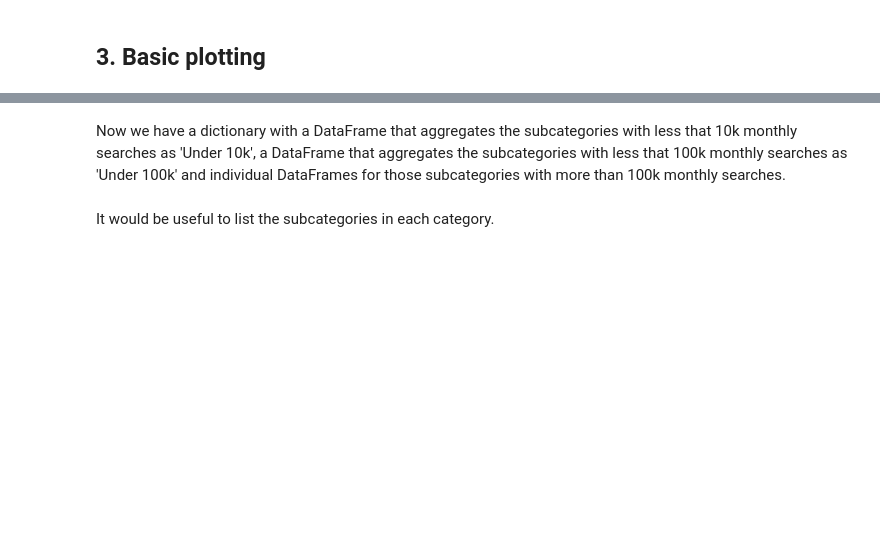
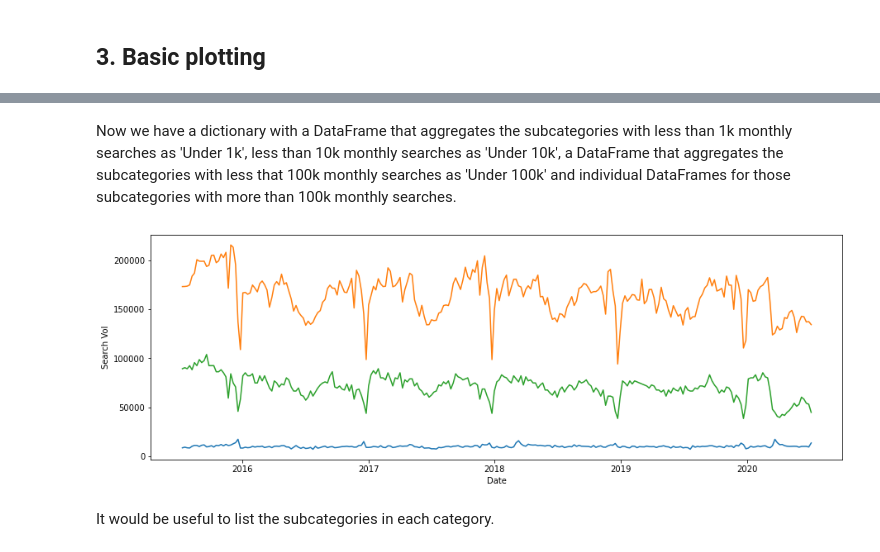
Before and after one commit to pepenunez/product-analytics, a Jupyter notebook: data-analysis.ipynb, the cells around one changed output, grey strips where cells are left out. Drawn from its saved outputs; the diff is of its cells as text; code cells hidden in the pictures; blank space fills up the shorter version.

```diff
--- a/data-analysis.ipynb
+++ b/data-analysis.ipynb
@@ -77,25 +88,34 @@ Resume and Invoice sub-categories have much more search vol than the rest. For t
 # %%
 # Same plot with subcategories with less than 10.000 monthly searches on average
-sub_dic_gp = {'Under 10k': pd.DataFrame(columns=['Date', 'Search Vol']),
-              'Under 100k': pd.DataFrame(columns=['Date', 'Search Vol'])}
+trends_gp = {'Under 1k': pd.DataFrame(columns=['Date', 'Search Vol']),
+             'Under 10k': pd.DataFrame(columns=['Date', 'Search Vol']),
+             'Under 100k': pd.DataFrame(columns=['Date', 'Search Vol'])}
 
 # Aggregate DataFrames by groups depending on Search Vol.
-for sub, colr in zip(sub_dic, sub_colors.values()):
+for sub in trends:
+    try:
+        # Subcategories with an avge of less than 1k monthly seaches
+        if (trends[sub]['Search Vol'].mean() < 1000):
+            trends_gp['Under 1k'] = pd.concat([trends_gp['Under 1k'], trends[sub]])
 
-    # Subcategories with an avge of less than 10k monthly seaches
-    if (sub_dic[sub]['Search Vol'].mean() * 52) / 12 < 10000:
-        sub_dic_gp['Under 10k'] = pd.concat([sub_dic_gp['Under 10k'], sub_dic[sub]])
+        # Subcategories with an avge of less than 10k monthly seaches
+        elif (trends[sub]['Search Vol'].mean() < 10000):
+            trends_gp['Under 10k'] = pd.concat([trends_gp['Under 10k'], trends[sub]])
 
-    # Subcategories with an avge of less than 10k monthly seaches
-    elif ((sub_dic[sub]['Search Vol'].mean() * 52) / 12 < 100000) & ((sub_dic[sub]['Search Vol'].mean() * 52) / 12 > 10000):
-        sub_dic_gp['Under 100k'] = pd.concat([sub_dic_gp['Under 100k'], sub_dic[sub]])
+        # Subcategories with an avge of less than 100k monthly seaches
+        elif ((trends[sub]['Search Vol'].mean() < 100000) & (trends[sub]['Search Vol'].mean() > 10000)):
+            trends_gp['Under 100k'] = pd.concat([trends_gp['Under 100k'], trends[sub]])
 
-    # The rest will be analysed individually
-    else:
-        sub_dic_gp[sub] = sub_dic[sub]
+        # The rest will be analysed individually
+        else:
+            trends_gp[sub] = trends[sub]
+
+    except:
+        pass
 
 # Grouping by day and summing 'Seatch Vol.'
-sub_dic_gp['Under 10k'] = sub_dic_gp['Under 10k'].groupby('Date', as_index=False).agg('sum')
-sub_dic_gp['Under 100k'] = sub_dic_gp['Under 100k'].groupby('Date', as_index=False).agg('sum')
+trends_gp['Under 1k'] = trends_gp['Under 1k'].groupby('Date', as_index=False).agg('sum')
+trends_gp['Under 10k'] = trends_gp['Under 10k'].groupby('Date', as_index=False).agg('sum')
+trends_gp['Under 100k'] = trends_gp['Under 100k'].groupby('Date', as_index=False).agg('sum')
 # %%
 # Checking the results
@@ -103,18 +130,19 @@ sub_dic_gp['Under 100k'].head()
 # %% [markdown]
-Now we have a dictionary with a DataFrame that aggregates the subcategories with less that 10k monthly searches as 'Under 10k', a DataFrame that aggregates the subcategories with less that 100k monthly searches as 'Under 100k' and individual DataFrames for those subcategories with more than 100k monthly searches.
+Now we have a dictionary with a DataFrame that aggregates the subcategories with less than 1k monthly searches as 'Under 1k', less than 10k monthly searches as 'Under 10k', a DataFrame that aggregates the subcategories with less that 100k monthly searches as 'Under 100k' and individual DataFrames for those subcategories with more than 100k monthly searches.
 # %%
 # Plot
 plt.figure(figsize=(15,5))
 
-for sub, colr in zip(sub_dic_gp, sub_colors.values()):
+for sub in trends_gp:
 
     # Create a graph with the volume of searches
-    ax = sns.lineplot(data=sub_dic_gp[sub],
+    ax = sns.lineplot(data=trends_gp[sub],
                   x='Date',
-                  y='Search Vol',
-                  color=colr)
+                  y='Search Vol')
 
 ## [BONUS] - Add legends
+# %% [output]
+[figure, added]
 # %% [markdown]
 It would be useful to list the subcategories in each category.
 # %%
```
Also changed, not shown: parts of 22 cells of this notebook, 1 other file.
